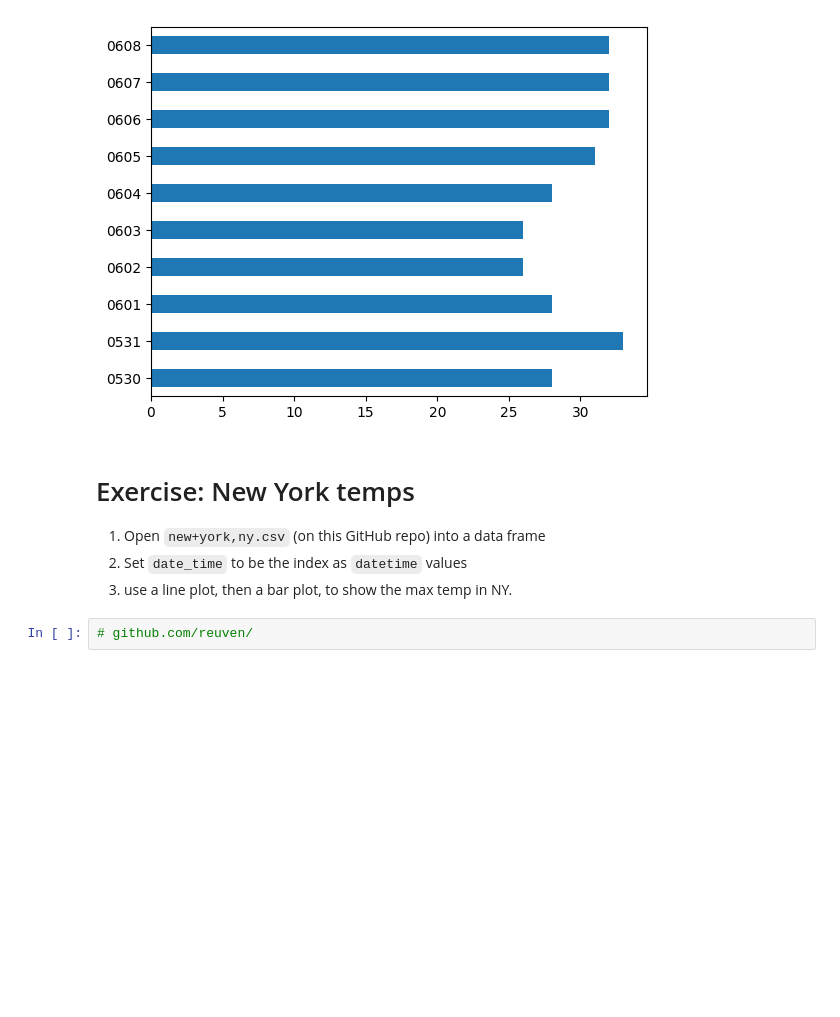
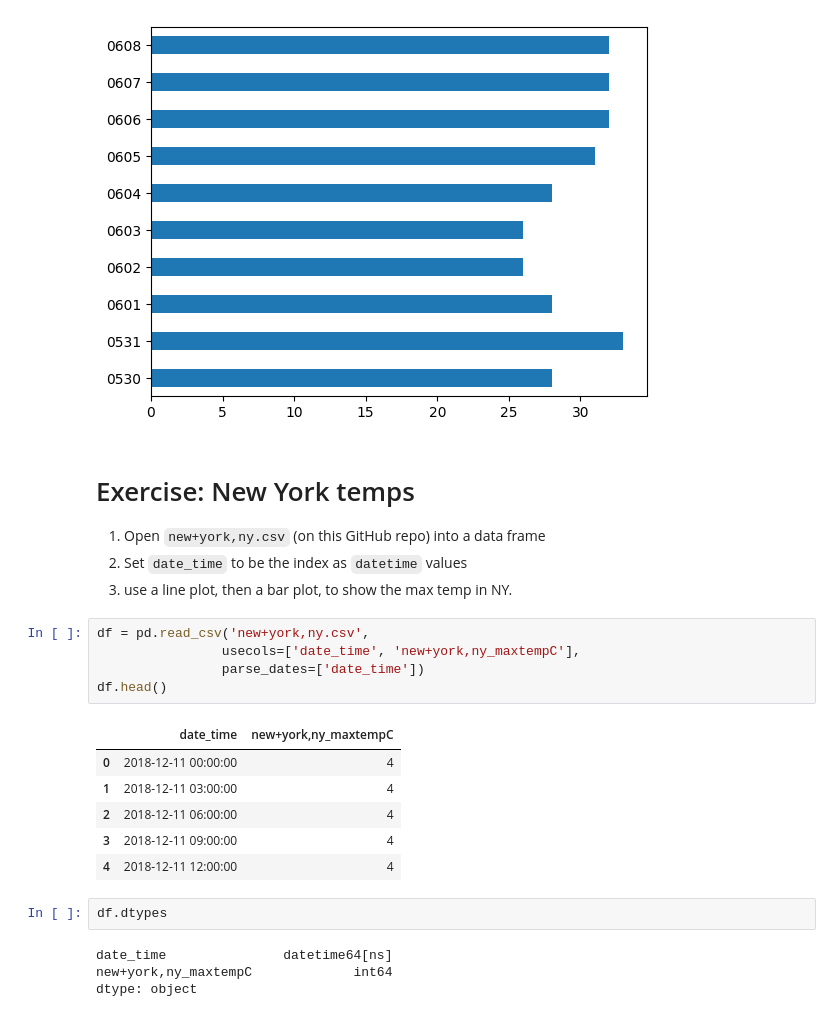
Before and after one commit to reuven/apple-2025-05May-29-visualization, a Jupyter notebook: 2025-05May-29-visualization.ipynb, the cells around one changed output. Cells and saved outputs as stored; diff of their text form; blank space fills up the shorter version.

```diff
--- a/2025-05May-29-visualization.ipynb
+++ b/2025-05May-29-visualization.ipynb
@@ -272,4 +272,20 @@ high_temps.plot.barh()
 2. Set `date_time` to be the index as `datetime` values
 3. use a line plot, then a bar plot, to show the max temp in NY.
 # %%
-# github.com/reuven/
+df = pd.read_csv('new+york,ny.csv',
+                usecols=['date_time', 'new+york,ny_maxtempC'],
+                parse_dates=['date_time'])
+df.head()
+# %% [output]
+|  | date_time | new+york,ny_maxtempC |
+| 0 | 2018-12-11 00:00:00 | 4 |
+| 1 | 2018-12-11 03:00:00 | 4 |
+| 2 | 2018-12-11 06:00:00 | 4 |
+| 3 | 2018-12-11 09:00:00 | 4 |
+| 4 | 2018-12-11 12:00:00 | 4 |
+# %%
+df.dtypes
+# %% [output]
+date_time               datetime64[ns]
+new+york,ny_maxtempC             int64
+dtype: object
```
